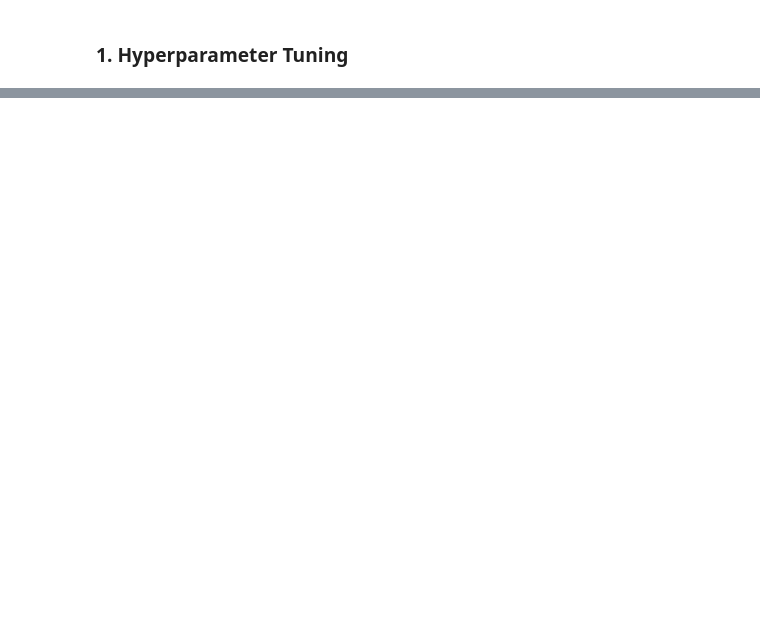
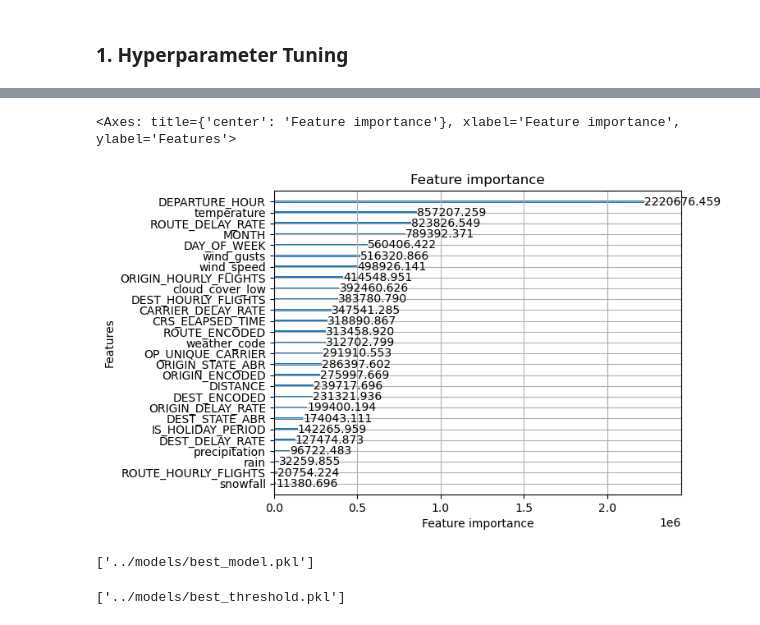
Before and after one commit to pratham2021/flight-delay-predictor, a Jupyter notebook: notebooks/04_modeling.ipynb, the cells around one changed output, grey strips where cells are left out. Cells and saved outputs as stored; diff of their text form; code cells hidden in the pictures; blank space fills up the shorter version.

Commit message:
model training and tuning complete

```diff
--- a/notebooks/04_modeling.ipynb
+++ b/notebooks/04_modeling.ipynb
@@ -197,0 +186,9 @@ joblib.dump(best_model, '../models/best_model.pkl')
+# %%
+final_model = lgbm.LGBMClassifier(**best_params, objective="binary", boosting_type="gbdt", verbose=-1, n_jobs=-1, n_estimators=4000)
+# %%
+final_model.fit(
+    X_train, y_train,
+    eval_set=[(X_val, y_val)],
+    eval_metric='auc',
+    callbacks=[lgbm.early_stopping(stopping_rounds=50), lgbm.log_evaluation(100)]
+)
@@ -197,0 +218,14 @@ joblib.dump(best_model, '../models/best_model.pkl')
+# %%
+import lightgbm as lgbm
+lgbm.plot_importance(final_model, max_num_features=27, importance_type='gain')
+# %% [output]
+<Axes: title={'center': 'Feature importance'}, xlabel='Feature importance', ylabel='Features'>
+[figure, added]
+# %%
+joblib.dump(final_model, '../models/best_model.pkl')
+# %% [output]
+['../models/best_model.pkl']
+# %%
+joblib.dump(best_threshold, '../models/best_threshold.pkl')
+# %% [output]
+['../models/best_threshold.pkl']
```
Also changed, not shown: parts of 16 cells of this notebook, 2 other files.
